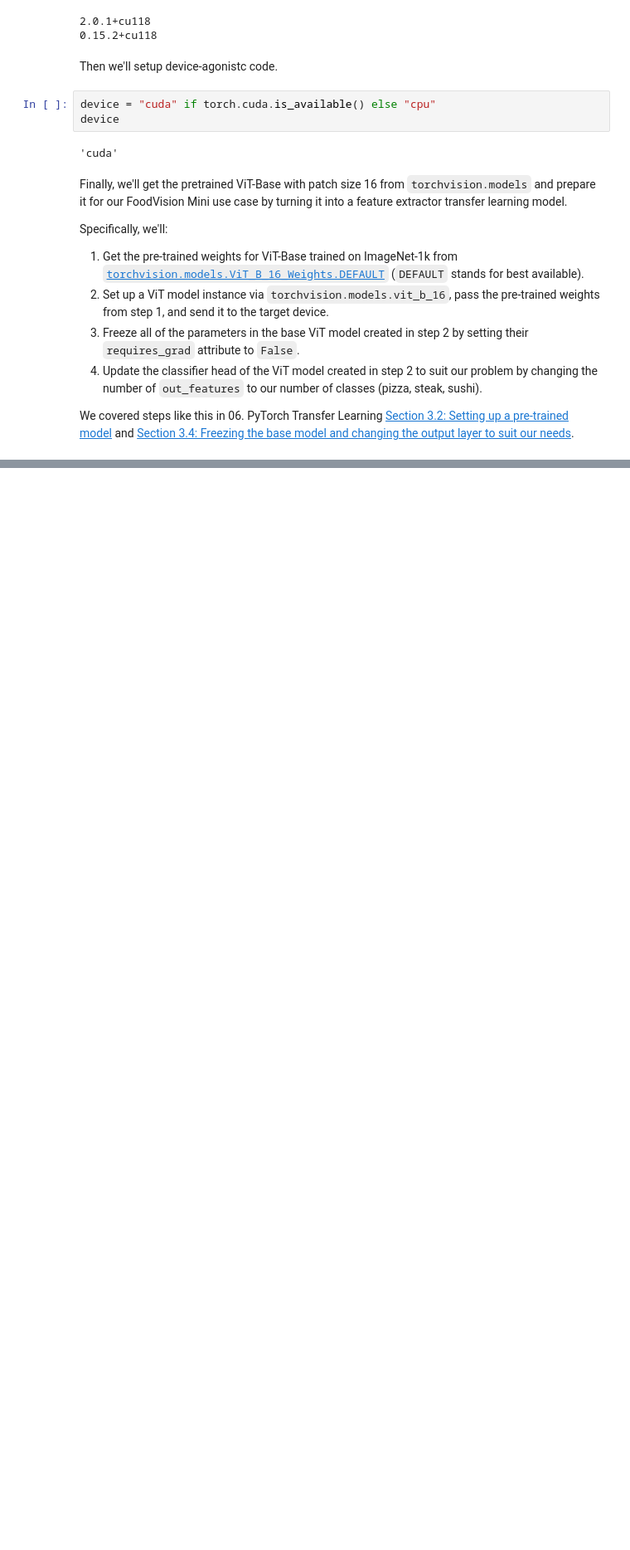
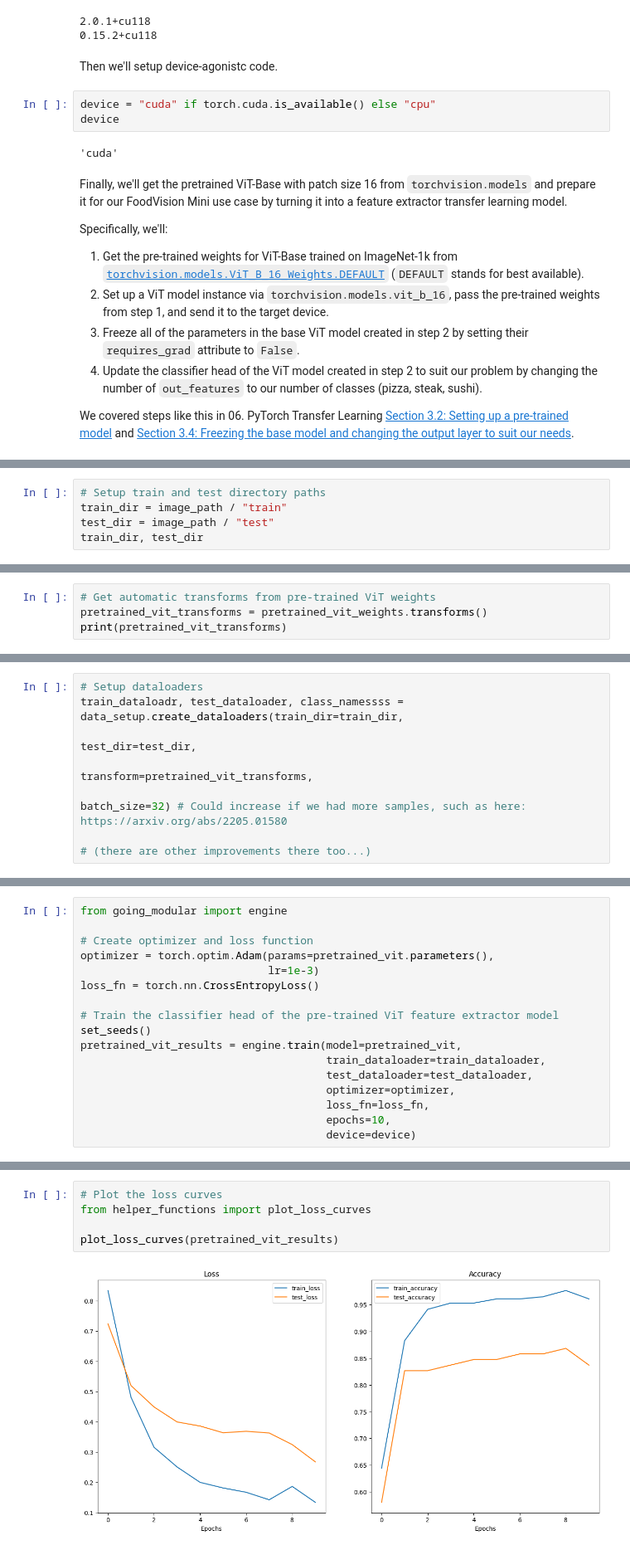
Before and after one commit to yhs2773/PyTorch-for-Deep-Learning-Machine-Learning-Full-Course, a Jupyter notebook: notebooks/08_pytorch_paper_replicating.ipynb, the cells around one changed output, grey strips where cells are left out. Shown at 83% size. Saved outputs shown, nothing was run; the diff lists cells and outputs as text; blank space fills up the shorter version.

```diff
--- a/notebooks/08_pytorch_paper_replicating.ipynb
+++ b/notebooks/08_pytorch_paper_replicating.ipynb
@@ -2437,0 +2541,5 @@ We covered steps like this in 06. PyTorch Transfer Learning [Section 3.2: Settin
+# %%
+# Setup train and test directory paths
+train_dir = image_path / "train"
+test_dir = image_path / "test"
+train_dir, test_dir
@@ -2437,0 +2557,4 @@ We covered steps like this in 06. PyTorch Transfer Learning [Section 3.2: Settin
+# %%
+# Get automatic transforms from pre-trained ViT weights
+pretrained_vit_transforms = pretrained_vit_weights.transforms()
+print(pretrained_vit_transforms)
@@ -2437,0 +2573,7 @@ We covered steps like this in 06. PyTorch Transfer Learning [Section 3.2: Settin
+# %%
+# Setup dataloaders
+train_dataloadr, test_dataloader, class_namessss = data_setup.create_dataloaders(train_dir=train_dir,
+                                                                                 test_dir=test_dir,
+                                                                                 transform=pretrained_vit_transforms,
+                                                                                 batch_size=32) # Could increase if we had more samples, such as here: https://arxiv.org/abs/2205.01580
+                                                                                                # (there are other improvements there too...)
@@ -2437,0 +2588,17 @@ We covered steps like this in 06. PyTorch Transfer Learning [Section 3.2: Settin
+# %%
+from going_modular import engine
+
+# Create optimizer and loss function
+optimizer = torch.optim.Adam(params=pretrained_vit.parameters(),
+                             lr=1e-3)
+loss_fn = torch.nn.CrossEntropyLoss()
+
+# Train the classifier head of the pre-trained ViT feature extractor model
+set_seeds()
+pretrained_vit_results = engine.train(model=pretrained_vit,
+                                      train_dataloader=train_dataloader,
+                                      test_dataloader=test_dataloader,
+                                      optimizer=optimizer,
+                                      loss_fn=loss_fn,
+                                      epochs=10,
+                                      device=device)
@@ -2437,0 +2628,7 @@ We covered steps like this in 06. PyTorch Transfer Learning [Section 3.2: Settin
+# %%
+# Plot the loss curves
+from helper_functions import plot_loss_curves
+
+plot_loss_curves(pretrained_vit_results)
+# %% [output]
+[figure, added]
```
Also changed, not shown: parts of 45 cells of this notebook.
